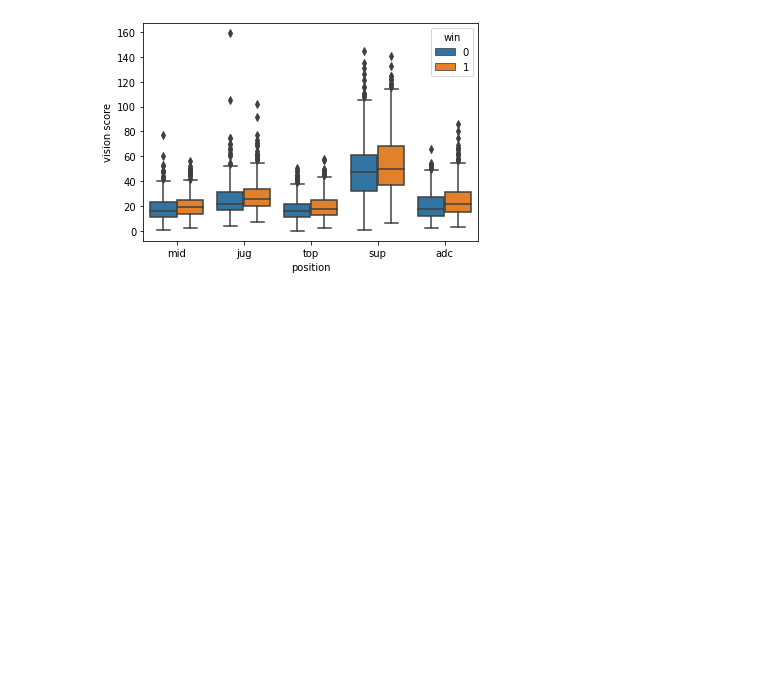
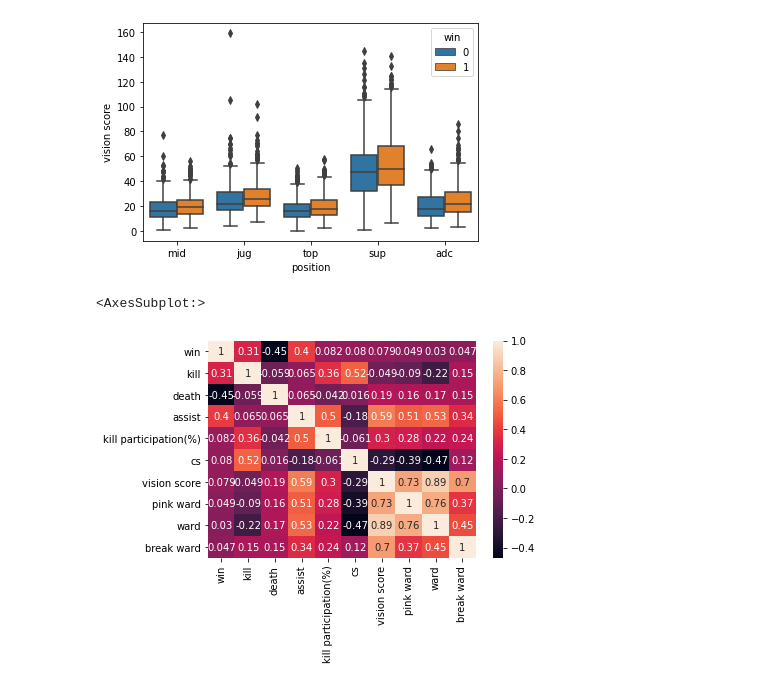
Before and after one commit to YGL-group4/PROJECT-LOL, a Jupyter notebook: yusang/dataEDA.ipynb, the cells around one changed output. Saved outputs shown, nothing was run; the diff lists cells and outputs as text; code cells hidden in the pictures; blank space fills up the shorter version.

```diff
--- a/yusang/dataEDA.ipynb
+++ b/yusang/dataEDA.ipynb
@@ -90,3 +90,8 @@ sns.boxplot(x='position', y='vision score', hue='win', data=df)
 # %% [output]
 <AxesSubplot:xlabel='position', ylabel='vision score'>
 [figure]
+# %%
+sns.heatmap(df.corr(), annot=True)
+# %% [output]
+<AxesSubplot:>
+[figure, added]
```
Also changed, not shown: 25 other files.
